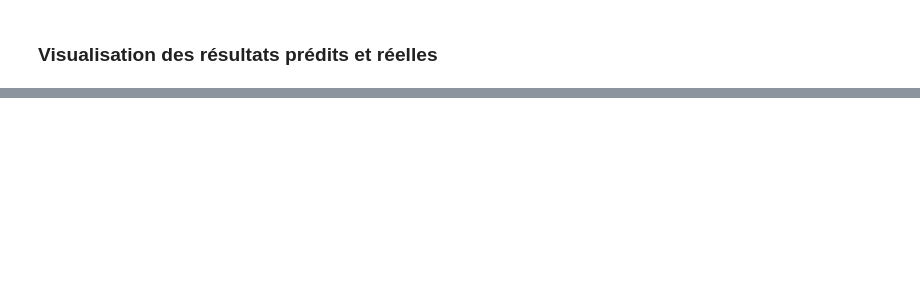
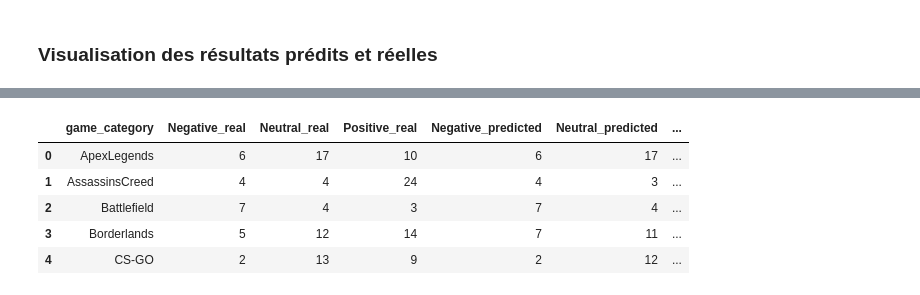
Before and after one commit to vincent-tran-94/Sentiment_Analytics_Games, a Jupyter notebook: Sentimental_tweets.ipynb, the cells around one changed output, grey strips where cells are left out. Saved outputs shown, nothing was run; the diff lists cells and outputs as text; code cells hidden in the pictures; blank space fills up the shorter version.

```diff
--- a/Sentimental_tweets.ipynb
+++ b/Sentimental_tweets.ipynb
@@ -788,0 +791,13 @@ plt.show()
+# %%
+real_sentiments = df_val.groupby(['game_category', 'sentiment_category']).size().unstack(fill_value=0)
+predicted_sentiments = df_val.groupby(['game_category', 'prediction_sentiment']).size().unstack(fill_value=0)
+combined_sentiments = real_sentiments.join(predicted_sentiments, lsuffix='_real', rsuffix='_predicted').reset_index()
+# %%
+combined_sentiments.head()
+# %% [output]
+|  | game_category | Negative_real | Neutral_real | Positive_real | Negative_predicted | Neutral_predicted | ... |
+| 0 | ApexLegends | 6 | 17 | 10 | 6 | 17 | ... |
+| 1 | AssassinsCreed | 4 | 4 | 24 | 4 | 3 | ... |
+| 2 | Battlefield | 7 | 4 | 3 | 7 | 4 | ... |
+| 3 | Borderlands | 5 | 12 | 14 | 7 | 11 | ... |
+| 4 | CS-GO | 2 | 13 | 9 | 2 | 12 | ... |
```
Also changed, not shown: parts of 6 cells of this notebook.
